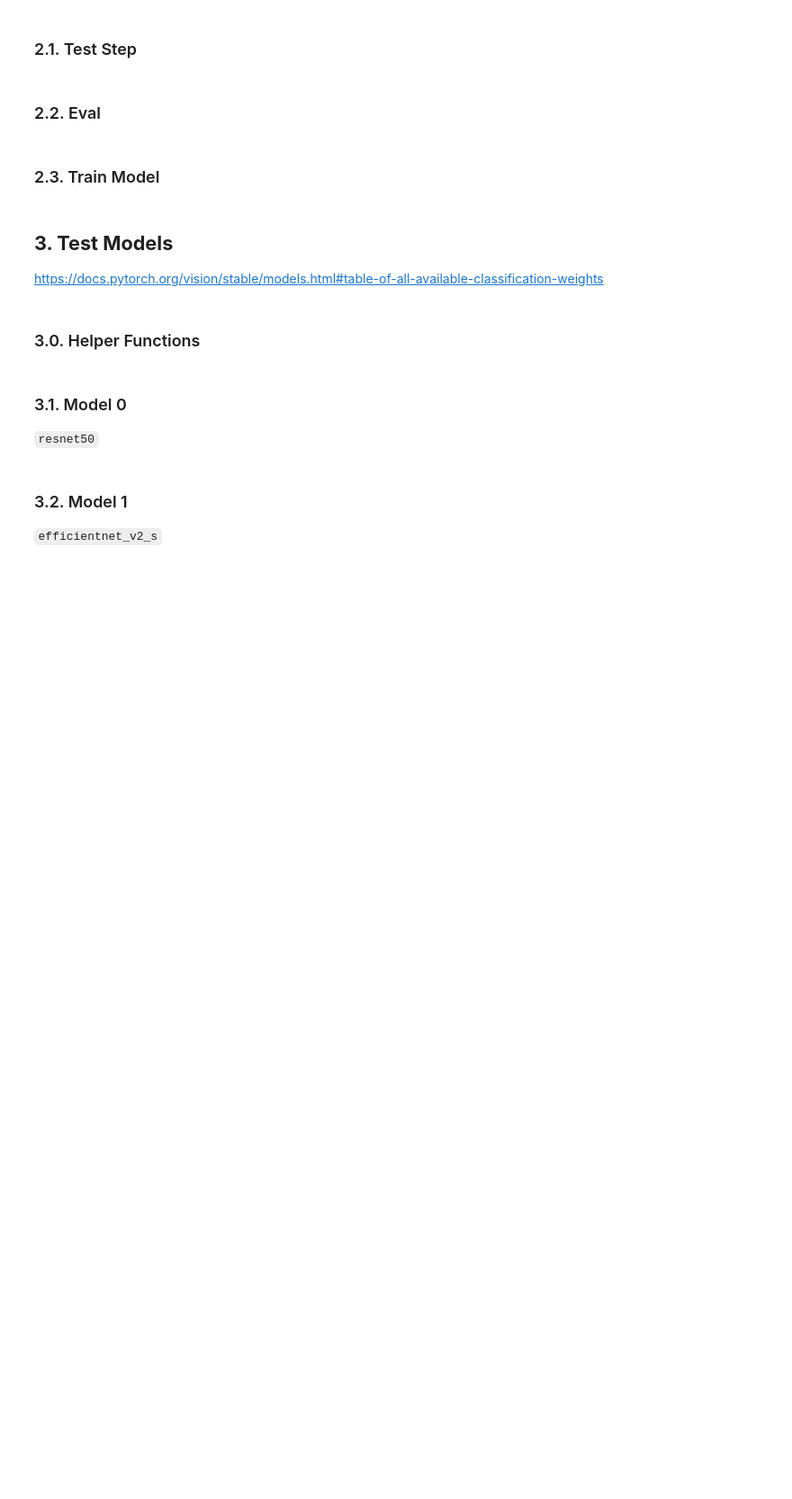
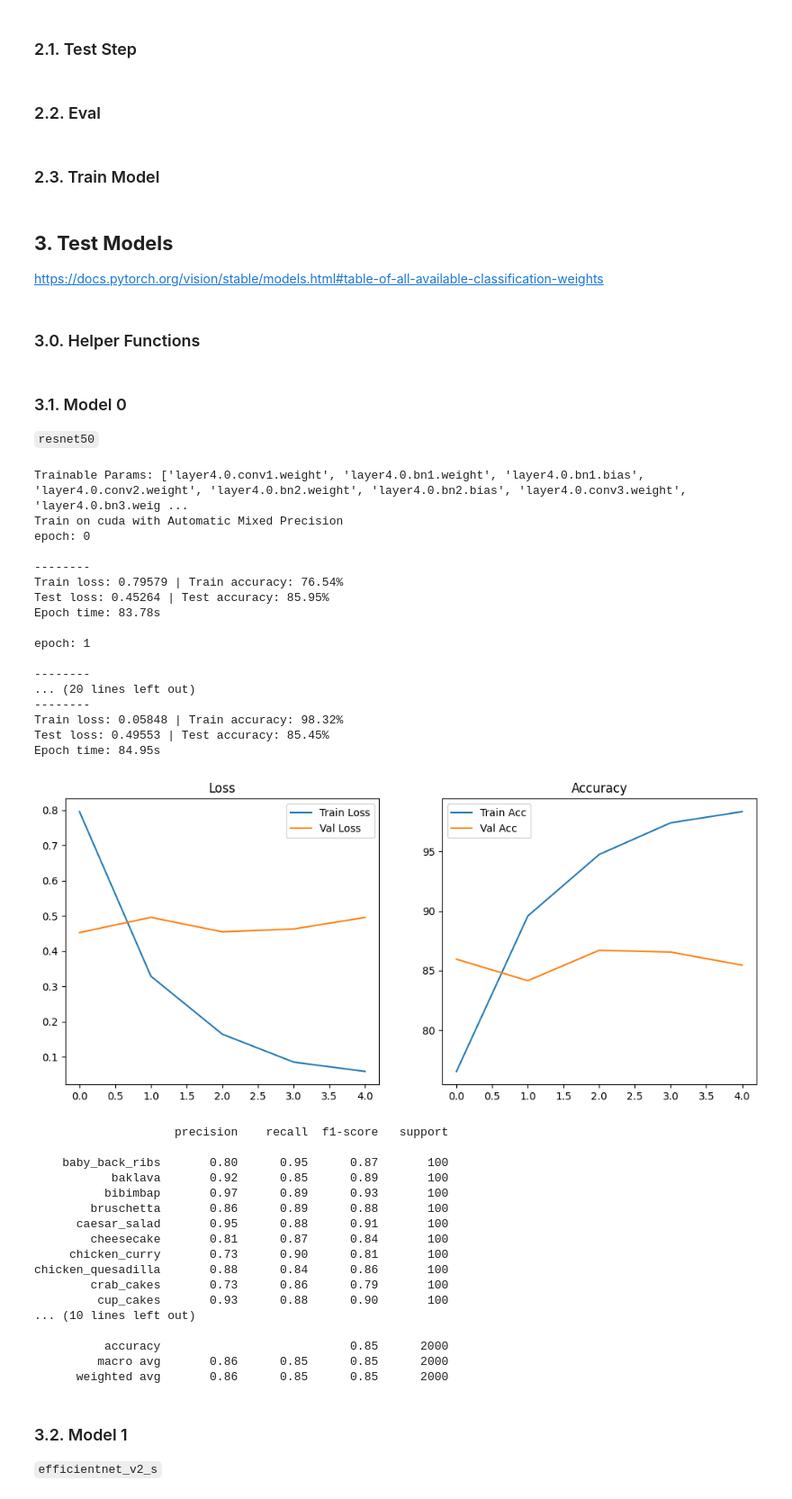
Before and after one commit to RezaTaheri01/my-ml-journey, a Jupyter notebook: Codes/pytorch/pytorch_0008_transfer_learning.ipynb, the cells around one changed output. Shown at 90% size. Saved outputs shown, nothing was run; the diff lists cells and outputs as text; code cells hidden in the pictures; blank space fills up the shorter version.

```diff
--- a/Codes/pytorch/pytorch_0008_transfer_learning.ipynb
+++ b/Codes/pytorch/pytorch_0008_transfer_learning.ipynb
@@ -509,44 +564,98 @@ weights = M.ResNet50_Weights.IMAGENET1K_V2
 model = M.resnet50(weights=weights)
 
 # Freeze Layers
 model = unfreeze_by_name(model, keywords=["fc", "layer4"]) # fc, layer4, layer3
 
 # Add Transforms
 dataset_train.transform = weights.transforms()
 dataset_eval.transform  = weights.transforms()
 
 # DataLoader
 torch.manual_seed(RANDOM_SEED)
 torch.cuda.manual_seed(RANDOM_SEED)
 torch.mps.manual_seed(RANDOM_SEED)
 NUM_WORKERS = os.cpu_count()
 
 train_dataloader = DataLoader(train_dataset, batch_size=BATCH_SIZE, shuffle=True, num_workers=NUM_WORKERS, pin_memory=True)
 val_dataloader = DataLoader(val_dataset, batch_size=BATCH_SIZE, shuffle=False, num_workers=NUM_WORKERS, pin_memory=True)
 test_dataloader = DataLoader(test_dataset, batch_size=BATCH_SIZE, shuffle=False, num_workers=NUM_WORKERS, pin_memory=True)
 
 # Modify the Model
 model.fc = nn.Linear(in_features=2048, out_features=len(class_names), bias=True)
 
 # Define Loss Function and Optimizer
 loss_fn = nn.CrossEntropyLoss()
 trainable_params = [p for p in model.parameters() if p.requires_grad] # Collect only trainable params
 optimizer = torch.optim.Adam(trainable_params, lr=1e-3)
 
 print(f"Trainable Params: {[n for n, p in model.named_parameters() if p.requires_grad]}")
 
+# Create a writer with all default settings
+writer = SummaryWriter()
+
 # Train the Model
-train_model(model=model,
-            loss_fn=loss_fn,
-            optimizer=optimizer,
-            train_dataloader=train_dataloader,
-            test_dataloader=val_dataloader,
-            class_names=class_names,
-            device=DEVICE,
-            seed=RANDOM_SEED,
-            scheduler=None,
-            epochs=5
-            )
+if torch.cuda.is_available():
+    train_model_amp(model=model,
+                loss_fn=loss_fn,
+                optimizer=optimizer,
+                train_dataloader=train_dataloader,
+                test_dataloader=val_dataloader,
+                class_names=class_names,
+                device=DEVICE,
+                seed=RANDOM_SEED,
+                scheduler=None,
+                epochs=5,
+                writer=writer
+                )
+else:
+      train_model(model=model,
+                loss_fn=loss_fn,
+                optimizer=optimizer,
+                train_dataloader=train_dataloader,
+                test_dataloader=val_dataloader,
+                class_names=class_names,
+                device=DEVICE,
+                seed=RANDOM_SEED,
+                scheduler=None,
+                epochs=5,
+                writer=writer
+                )
+# %% [output]
+Trainable Params: ['layer4.0.conv1.weight', 'layer4.0.bn1.weight', 'layer4.0.bn1.bias', 'layer4.0.conv2.weight', 'layer4.0.bn2.weight', 'layer4.0.bn2.bias', 'layer4.0.conv3.weight', 'layer4.0.bn3.weig ...
+Train on cuda with Automatic Mixed Precision
+epoch: 0
+
+--------
+Train loss: 0.79579 | Train accuracy: 76.54%
+Test loss: 0.45264 | Test accuracy: 85.95%
+Epoch time: 83.78s
+
+epoch: 1
+
+--------
+... (20 lines left out)
+--------
+Train loss: 0.05848 | Train accuracy: 98.32%
+Test loss: 0.49553 | Test accuracy: 85.45%
+Epoch time: 84.95s
+[figure, added]
+                    precision    recall  f1-score   support
+
+    baby_back_ribs       0.80      0.95      0.87       100
+           baklava       0.92      0.85      0.89       100
+          bibimbap       0.97      0.89      0.93       100
+        bruschetta       0.86      0.89      0.88       100
+      caesar_salad       0.95      0.88      0.91       100
+        cheesecake       0.81      0.87      0.84       100
+     chicken_curry       0.73      0.90      0.81       100
+chicken_quesadilla       0.88      0.84      0.86       100
+        crab_cakes       0.73      0.86      0.79       100
+         cup_cakes       0.93      0.88      0.90       100
+... (10 lines left out)
+
+          accuracy                           0.85      2000
+         macro avg       0.86      0.85      0.85      2000
+      weighted avg       0.86      0.85      0.85      2000
 # %% [markdown]
 ### 3.2. Model 1
 
```
Also changed, not shown: parts of 15 cells of this notebook.
